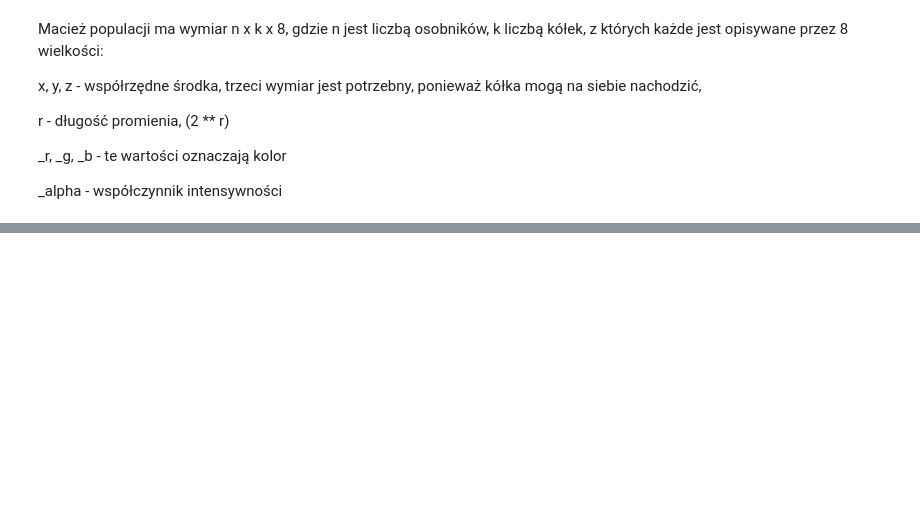
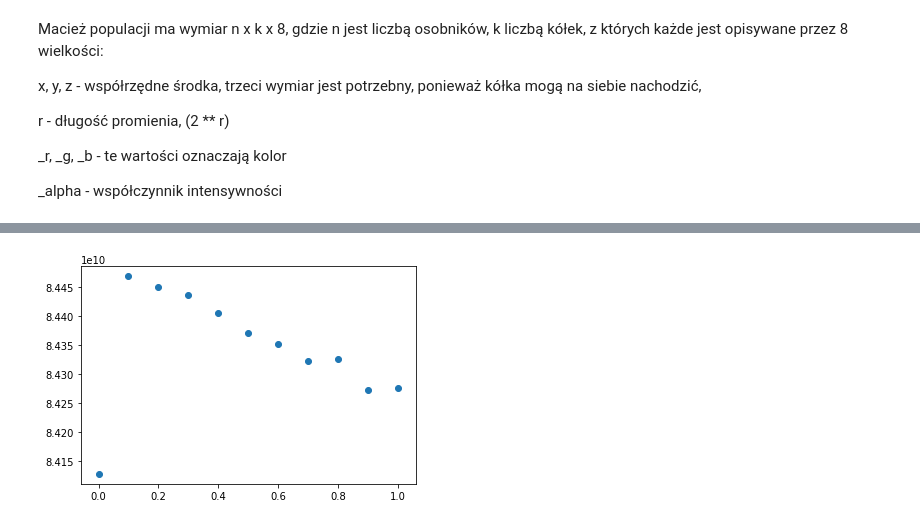
Before and after one commit to RRozak/mona_lisa, a Jupyter notebook: mona_lisa.ipynb, the cells around one changed output, grey strips where cells are left out. Cells and saved outputs as stored; diff of their text form; code cells hidden in the pictures; blank space fills up the shorter version.

```diff
--- a/mona_lisa.ipynb
+++ b/mona_lisa.ipynb
@@ -377,0 +261,5 @@ print(image_to_data('mona_lisa.png'))
+# %%
+plt.scatter(np.arange(0., 1.1, 0.1), results_1.mean(axis=2).mean(axis=1))
+plt.show()
+# %% [output]
+[figure, added]
```
Also changed, not shown: parts of 34 cells of this notebook.
